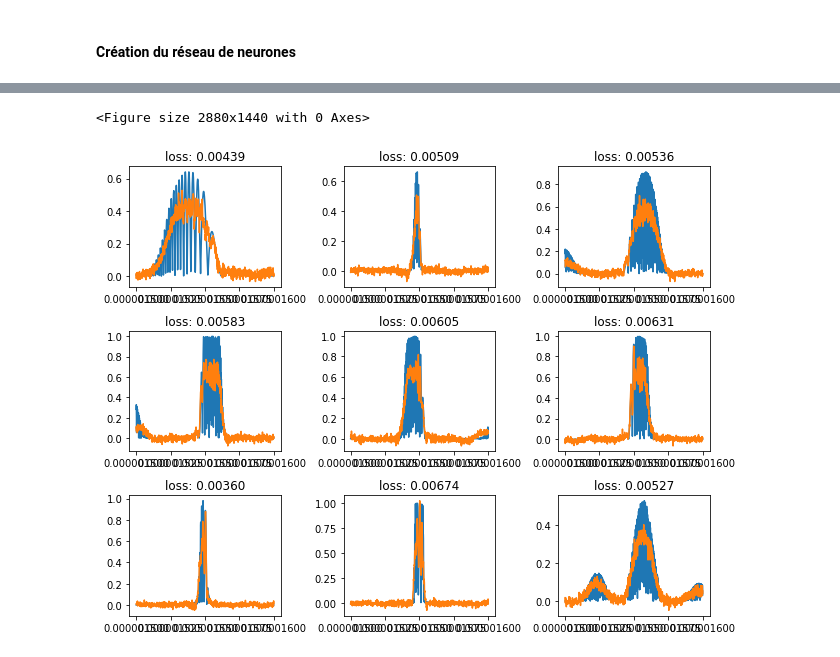
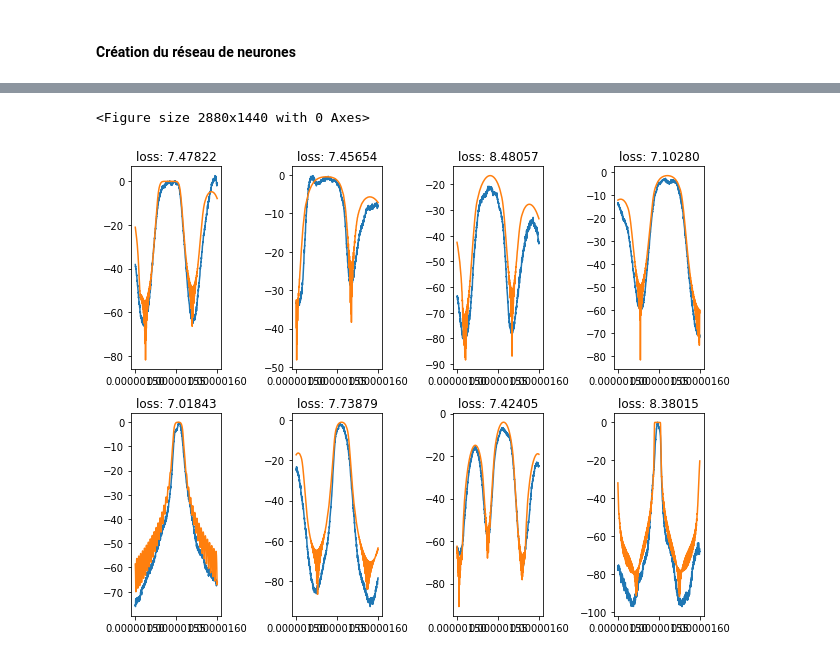
Before and after one commit to JonathanCauchon/Projet_machine_learning, a Jupyter notebook: JMV_denseNET.ipynb, the cells around one changed output, grey strips where cells are left out. Drawn from its saved outputs; the diff is of its cells as text; code cells hidden in the pictures.

```diff
--- a/JMV_denseNET.ipynb
+++ b/JMV_denseNET.ipynb
@@ -37,22 +37,27 @@ class CDCDataset(Dataset):
         self.tx2 = torch.load('tX2.pt')
         self.ty = torch.load('ty.pt')
 
-        y = torch.Tensor(self.tx1.shape[0],int(self.tx1.shape[1]/2))
+        yi = torch.Tensor(self.tx1.shape[0],int(self.tx1.shape[1]/2))
+        yr = torch.Tensor(self.tx1.shape[0],int(self.tx1.shape[1]/2))
         y_reshape = torch.reshape(self.tx1,(self.tx1.shape[0],2,int(self.tx1.shape[1]/2)))
-        y[:,:] = y_reshape[:,1,:]
+        yr[:,:] = y_reshape[:,0,:]
+        yi[:,:] = y_reshape[:,1,:]
 
         x = torch.Tensor(self.tx2.shape[0],3,int(self.tx2.shape[1]/2-1))
         x_reshape = torch.reshape(self.tx2,(len(self.ty),2,101))
         x[:,0,:] = ((x_reshape[:,0,:-1])/50000)
         x[:,1,:] = (((x_reshape[:,1,:-1])-torch.min(x_reshape[:,1,:-1]))/(torch.max(x_reshape[:,1,:-1])-torch.min(x_reshape[:,1,:-1])))
         x[:,2,:] = (self.ty[:,1]/torch.max(self.ty[:,1])).unsqueeze(-1).expand(len(self.ty),100)
+
         self.X = []
         self.Y = []
         self.data =[]
+
         for i in range(len(self.ty)):
             self.X.append(x[i])# D.append(X2[i].unsqueeze(0))
-            self.Y.append(np.abs(y[i,:]))#     U.append(10*np.log10(np.abs(Y2[i,:])**2))
-            self.data .append([x[i],y[i,:]]) #Data.append([X2[i].unsqueeze(0),Y2[i,:]]) #
+            y=10*np.log10(np.abs(yi[i,:]**2+yr[i,:]**2))
+            self.Y.append(10*np.log10(np.abs(yi[i,:]**2+yr[i,:]**2)))#     U.append(10*np.log10(np.abs(Y2[i,:])**2))
+            self.data .append([x[i],y]) #Data.append([X2[i].unsqueeze(0),Y2[i,:]]) #
 #         if set_type is "train":
 #             self.X = self.X[:int(len(self.X)/2)]
 #             self.Y = self.Y[:int(len(self.Y)/2)]
@@ -136,6 +149,7 @@ class DenseNet(nn.Module):
         return nn.Sequential(*modules)
     def forward(self, x):
         batch_size = x.shape[0]
+        out =x
         out = self.relu(self.lowconv(x))
         out = self.denseblock1(out)
         out = self.transitionLayer1(out)
@@ -145,7 +159,7 @@ class DenseNet(nn.Module):
         out = self.transitionLayer3(out)
         out = self.bn(out)
         out = out.view(-1, 64*batch_size*100)
-#         out = out.view(batch_size,64*100,-1).mean(dim=2) ### pas sur de ce que fait .mean(dim=2)
+        out = out.view(batch_size,64*100,-1).mean(dim=2) ### pas sur de ce que fait .mean(dim=2)
         out = self.fc1(out)
 #         out = self.pre_classifier(out)
 #         out = self.classifier(out)
@@ -164,14 +172,16 @@ device = "cuda" if torch.cuda.is_available() else "cpu"
 # Nous vous conseillons ces paramètres.
 dataset = CDCDataset("JC/Data/Dataset_v0.txt", "train")
 
-nb_epoch = 10
+nb_epoch = 20
 learning_rate = 0.05
 momentum = 0.9
-batch_size = 10
+batch_size = 100
 test_split = 0.2
 shuffle_dataset = True
 random_seed= 2
 
+model = DenseNet(1001,batch_size)
+model.load_state_dict(torch.load("DenseNet_t0_dB"))
 
 dataset_size = len(dataset)
 indices = list(range(dataset_size))
@@ -214,8 +224,4 @@ for i_epoch in range(nb_epoch):
         train_losses.append(loss.item())
     print(' [-] epoch {:4}/{:}, train loss {:.6f} in {:.2f}s'.format(
         i_epoch+1, nb_epoch, numpy.mean(train_losses), time.time()-start_time))
-
-# affiche le score à l'écran
-# test_acc = compute_accuracy(model, test_loader, device)
-# print(' [-] test acc. {:.6f}%'.format(test_acc * 100))
 # %% [output]
@@ -235,33 +251,33 @@ torch.save(model.state_dict(), "DenseNet_t3")
 # %%
 model.eval()
 all_predictions = []
 all_targets = []
 all_loss = []
 for i_batch, batch in enumerate(test_loader):
     predictions, targets = batch
     predictions = predictions.to(device)
     targets = targets.to(device)
     with torch.no_grad():
         predictions = model(predictions)
         loss = criterion(predictions, targets)
     all_loss.append(loss.item())
     all_predictions.append(predictions.cpu().numpy())
     all_targets.append(targets.cpu().numpy())
 
 kd = 1
 jd = 0
 # for kd in range(1):
 #     plt.plot(lambda_,all_targets[kd][jd])
 #     plt.plot(lambda_,all_predictions[kd][jd])
 # plt.figure(4)
 # plt.plot(lambda_,all_targets[kd][jd])
 # plt.plot(lambda_,all_predictions[kd][jd])
 plt.figure(figsize=(40,20))
-fig, subfigs = plt.subplots(3, 3, tight_layout=True)
-for subfig,kd in zip(subfigs.reshape(-1),np.random.randint(0,len(test_loader),9)):
-        subfig.plot(lambda_,all_targets[kd][jd])
-        subfig.plot(lambda_,all_predictions[kd][jd])
+fig, subfigs = plt.subplots(2, 4, tight_layout=True)
+for subfig,kd in zip(subfigs.reshape(-1),np.random.randint(0,len(test_loader),8)):
+        subfig.plot(lambda_,(all_predictions[kd][jd]))
+        subfig.plot(lambda_,(all_targets[kd][jd]))
         subfig.set_title('loss: {:.5f}'.format(all_loss[kd]))
 # %% [output]
 <Figure size 2880x1440 with 0 Axes>
-[figure, old version]
+[figure, new version]
```
Also changed, not shown: parts of 4 cells of this notebook.
